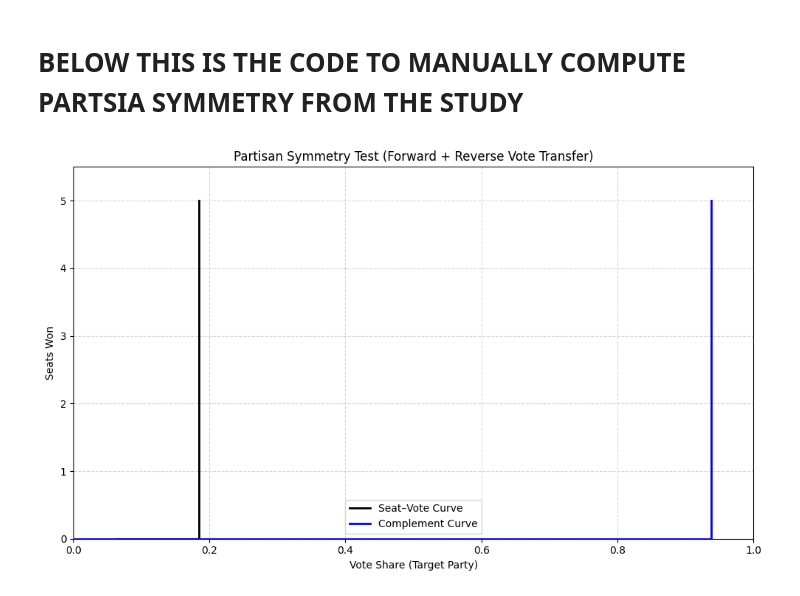
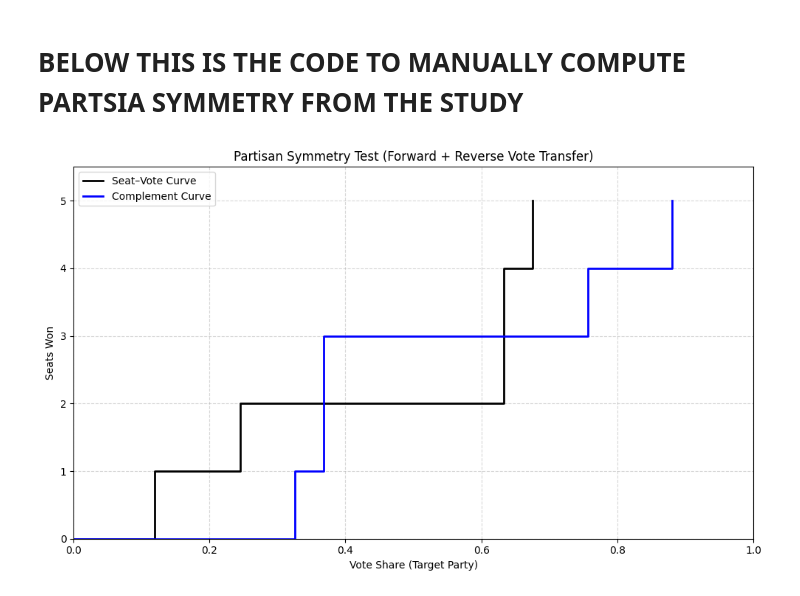
Before and after one commit to CarlLienert/SeniorCapstone, a Jupyter notebook: NewSim.ipynb, the cells around one changed output. Drawn from its saved outputs; the diff is of its cells as text; code cells hidden in the pictures.

```diff
--- a/NewSim.ipynb
+++ b/NewSim.ipynb
@@ -1019,7 +1019,10 @@ def partisan_symmetry_from_district_votes(districts, num_districts=5, party_inde
 
     # Compress both curves
     x, y = compress_step_curve(x, y)
-    xc, yc = compress_step_curve(xc, yc)
+    xc, yc = compress_step_curve(x
+
+
+       c, yc)
 
     # Plot
     plot_symmetry(x, y, xc, yc, num_districts)
@@ -1028,14 +1031,14 @@ def partisan_symmetry_from_district_votes(districts, num_districts=5, party_inde
 # %%
 
 districts = [
-    (20,10,5,5,5,5,5,5,5),
-    (20,10,5,5,5,5,5,5,5),
-    (20,10,5,5,5,5,5,5,5),
-    (20,10,5,5,5,5,5,5,5),
-    (20,10,5,5,5,5,5,5,5)
+    (150, 850, 200),
+    (200, 800, 200 ),
+    (200, 800, 200),
+    (550, 450, 200),
+    (700, 300, 200)
 ]
 
 # Party  (C)
 x, y, xc, yc = partisan_symmetry_from_district_votes(districts, num_districts=5, party_index=0)
 # %% [output]
-[figure, old version]
+[figure, new version]
```
Also changed, not shown: parts of 4 cells of this notebook, 1 other file.
